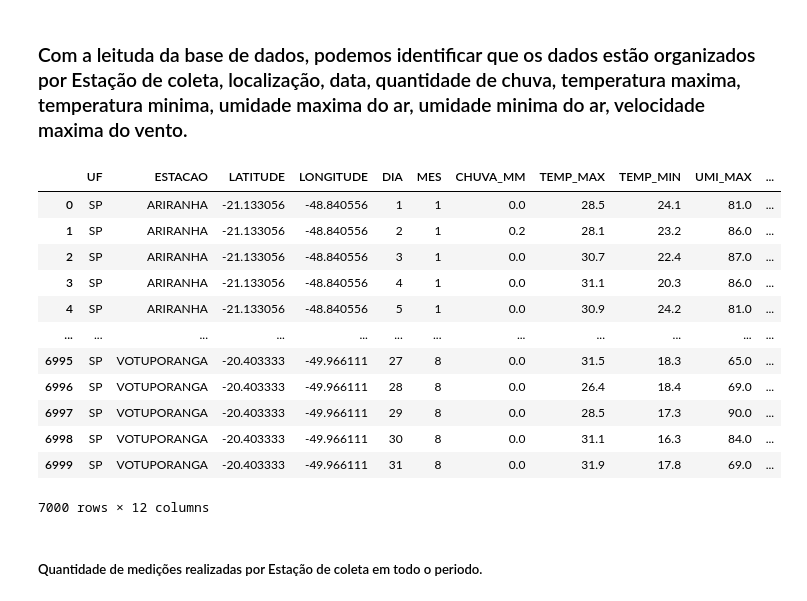
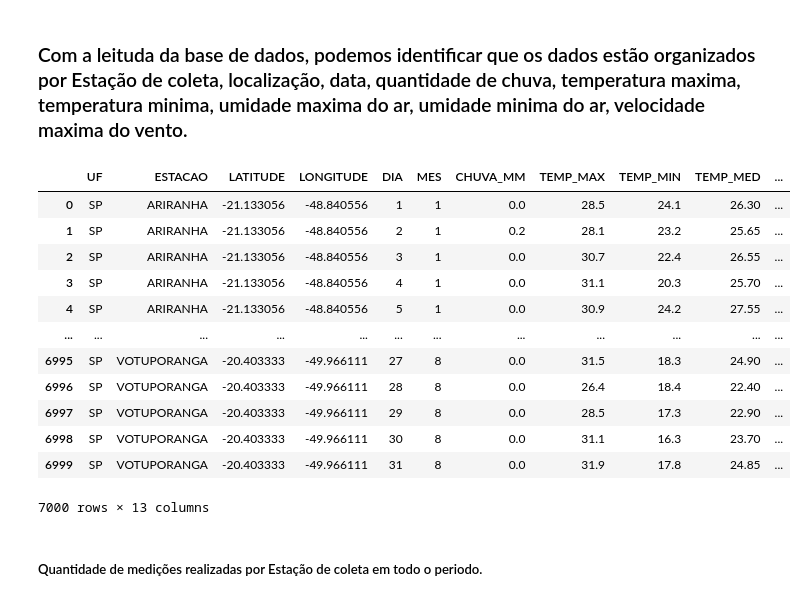
Before and after one commit to LIMASANTOSVINICIUS/Analise_Dados_Climaticos, a Jupyter notebook: Python/PrimeiroCodigo.ipynb, the cells around one changed output. Drawn from its saved outputs; the diff is of its cells as text; code cells hidden in the pictures.

```diff
--- a/Python/PrimeiroCodigo.ipynb
+++ b/Python/PrimeiroCodigo.ipynb
@@ -55,24 +55,24 @@ array(['UF', 'ESTACAO', 'LATITUDE', 'LONGITUDE', 'ALTITUDE', 'DATA',
 # %%
 #definição das colunas que serão utilizadas
 usecols = ['UF', 'ESTACAO', 'LATITUDE', 'LONGITUDE',
-       'DIA', 'MES', 'CHUVA_MM', 'TEMP_MAX', 'TEMP_MIN', 'UMI_MAX',
+       'DIA', 'MES', 'CHUVA_MM', 'TEMP_MAX', 'TEMP_MIN', 'TEMP_MED', 'UMI_MAX',
        'UMI_MIN', 'VENTO_MAX_MS']
 dfuse = df.filter(items = usecols)
 dfuse
 # %% [output]
-|  | UF | ESTACAO | LATITUDE | LONGITUDE | DIA | MES | CHUVA_MM | TEMP_MAX | TEMP_MIN | UMI_MAX | ... |
-| 0 | SP | ARIRANHA | -21.133056 | -48.840556 | 1 | 1 | 0.0 | 28.5 | 24.1 | 81.0 | ... |
-| 1 | SP | ARIRANHA | -21.133056 | -48.840556 | 2 | 1 | 0.2 | 28.1 | 23.2 | 86.0 | ... |
-| 2 | SP | ARIRANHA | -21.133056 | -48.840556 | 3 | 1 | 0.0 | 30.7 | 22.4 | 87.0 | ... |
-| 3 | SP | ARIRANHA | -21.133056 | -48.840556 | 4 | 1 | 0.0 | 31.1 | 20.3 | 86.0 | ... |
-| 4 | SP | ARIRANHA | -21.133056 | -48.840556 | 5 | 1 | 0.0 | 30.9 | 24.2 | 81.0 | ... |
+|  | UF | ESTACAO | LATITUDE | LONGITUDE | DIA | MES | CHUVA_MM | TEMP_MAX | TEMP_MIN | TEMP_MED | ... |
+| 0 | SP | ARIRANHA | -21.133056 | -48.840556 | 1 | 1 | 0.0 | 28.5 | 24.1 | 26.30 | ... |
+| 1 | SP | ARIRANHA | -21.133056 | -48.840556 | 2 | 1 | 0.2 | 28.1 | 23.2 | 25.65 | ... |
+| 2 | SP | ARIRANHA | -21.133056 | -48.840556 | 3 | 1 | 0.0 | 30.7 | 22.4 | 26.55 | ... |
+| 3 | SP | ARIRANHA | -21.133056 | -48.840556 | 4 | 1 | 0.0 | 31.1 | 20.3 | 25.70 | ... |
+| 4 | SP | ARIRANHA | -21.133056 | -48.840556 | 5 | 1 | 0.0 | 30.9 | 24.2 | 27.55 | ... |
 | ... | ... | ... | ... | ... | ... | ... | ... | ... | ... | ... | ... |
-| 6995 | SP | VOTUPORANGA | -20.403333 | -49.966111 | 27 | 8 | 0.0 | 31.5 | 18.3 | 65.0 | ... |
-| 6996 | SP | VOTUPORANGA | -20.403333 | -49.966111 | 28 | 8 | 0.0 | 26.4 | 18.4 | 69.0 | ... |
-| 6997 | SP | VOTUPORANGA | -20.403333 | -49.966111 | 29 | 8 | 0.0 | 28.5 | 17.3 | 90.0 | ... |
-| 6998 | SP | VOTUPORANGA | -20.403333 | -49.966111 | 30 | 8 | 0.0 | 31.1 | 16.3 | 84.0 | ... |
-| 6999 | SP | VOTUPORANGA | -20.403333 | -49.966111 | 31 | 8 | 0.0 | 31.9 | 17.8 | 69.0 | ... |
+| 6995 | SP | VOTUPORANGA | -20.403333 | -49.966111 | 27 | 8 | 0.0 | 31.5 | 18.3 | 24.90 | ... |
+| 6996 | SP | VOTUPORANGA | -20.403333 | -49.966111 | 28 | 8 | 0.0 | 26.4 | 18.4 | 22.40 | ... |
+| 6997 | SP | VOTUPORANGA | -20.403333 | -49.966111 | 29 | 8 | 0.0 | 28.5 | 17.3 | 22.90 | ... |
+| 6998 | SP | VOTUPORANGA | -20.403333 | -49.966111 | 30 | 8 | 0.0 | 31.1 | 16.3 | 23.70 | ... |
+| 6999 | SP | VOTUPORANGA | -20.403333 | -49.966111 | 31 | 8 | 0.0 | 31.9 | 17.8 | 24.85 | ... |
-7000 rows × 12 columns
+7000 rows × 13 columns
 # %% [markdown]
 ##### Quantidade de medições realizadas por Estação de coleta em todo o periodo.
 # %%
```
Also changed, not shown: parts of 8 cells of this notebook.
